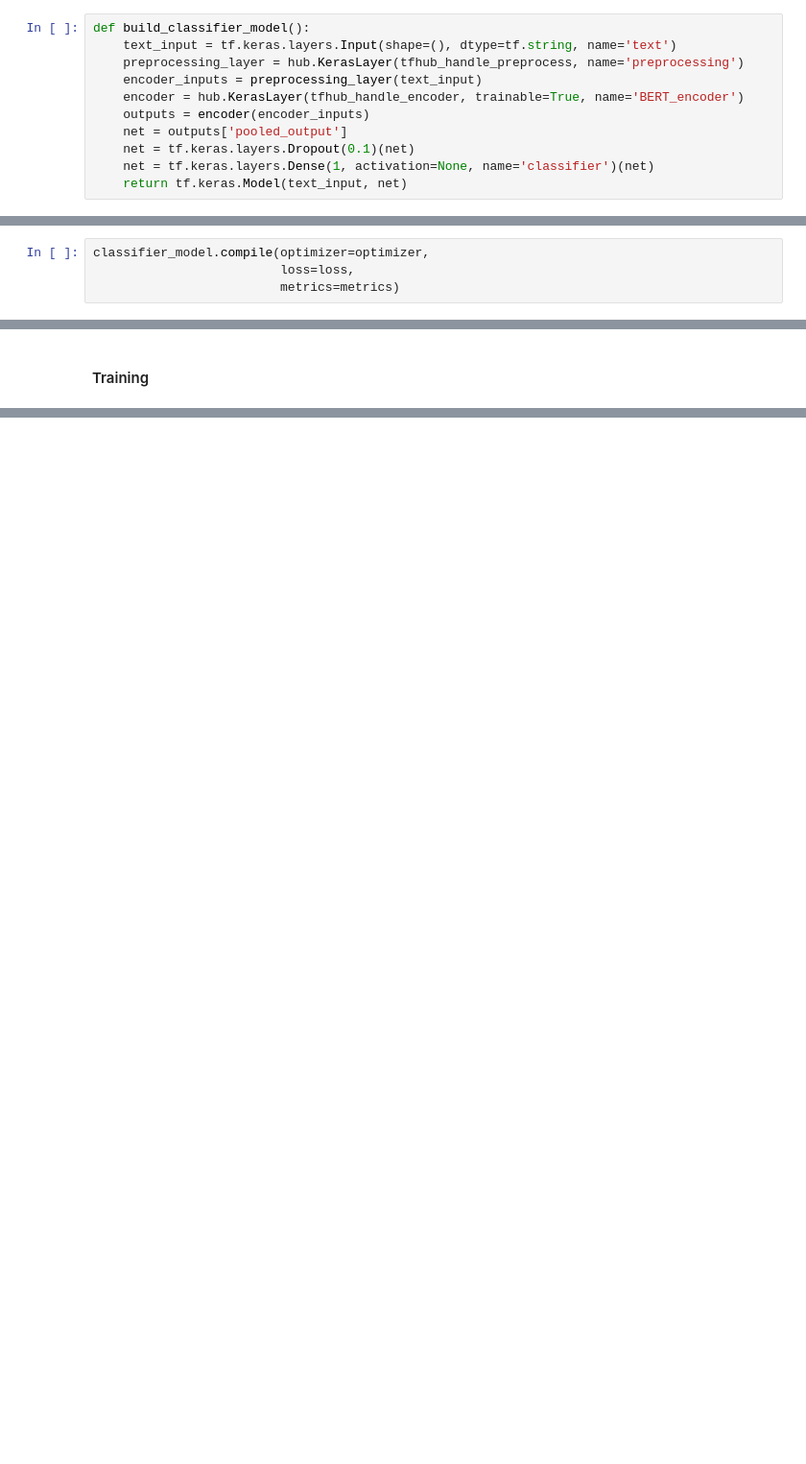
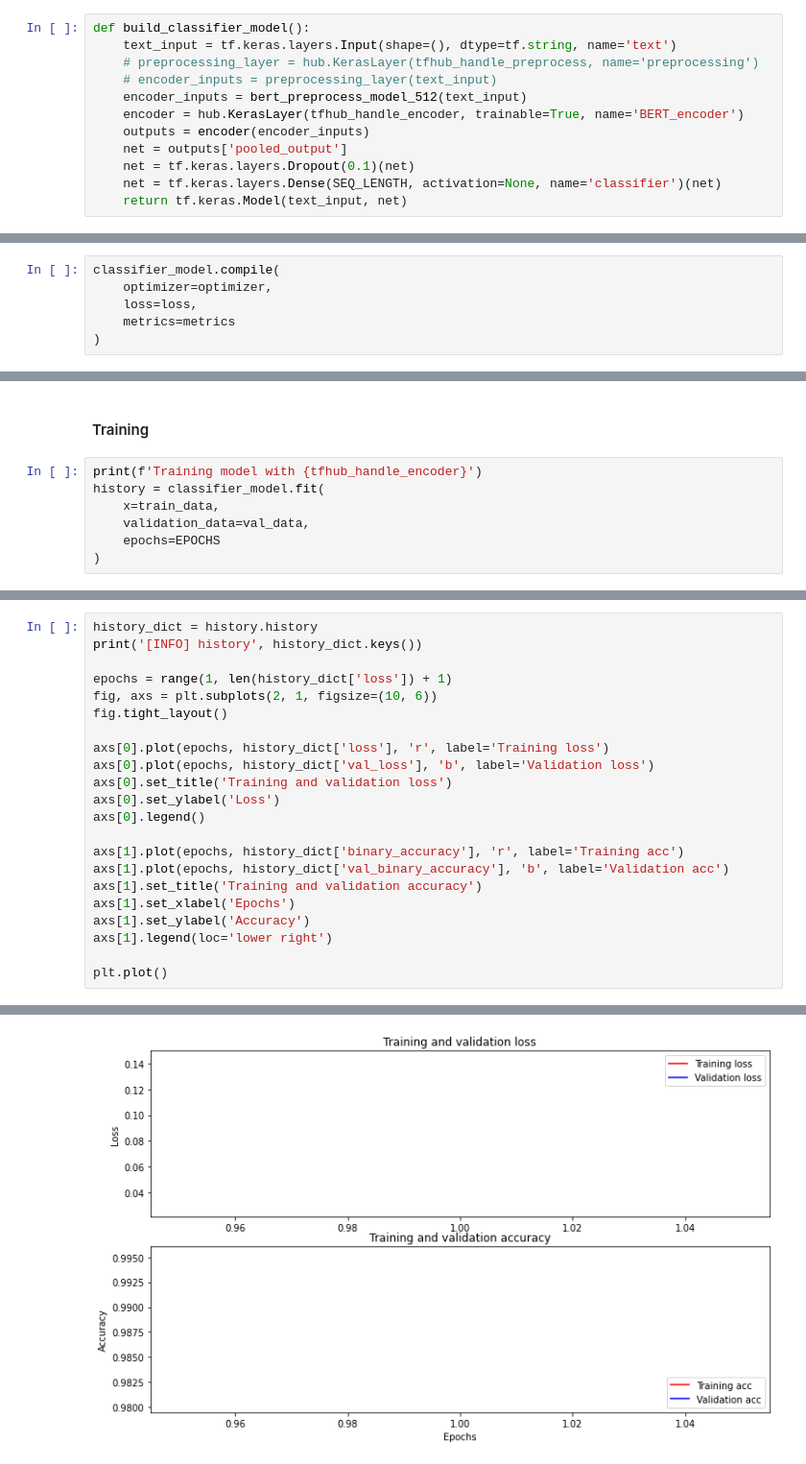
Before and after one commit to alexBDG/Score-Clinical-Patient-Notes, a Jupyter notebook: main.ipynb, the cells around one changed output, grey strips where cells are left out. Shown at 96% size. Saved outputs shown, nothing was run; the diff lists cells and outputs as text; blank space fills up the shorter version.

```diff
--- a/main.ipynb
+++ b/main.ipynb
@@ -267,13 +361,14 @@ Build it
 # %%
 def build_classifier_model():
     text_input = tf.keras.layers.Input(shape=(), dtype=tf.string, name='text')
-    preprocessing_layer = hub.KerasLayer(tfhub_handle_preprocess, name='preprocessing')
-    encoder_inputs = preprocessing_layer(text_input)
+    # preprocessing_layer = hub.KerasLayer(tfhub_handle_preprocess, name='preprocessing')
+    # encoder_inputs = preprocessing_layer(text_input)
+    encoder_inputs = bert_preprocess_model_512(text_input)
     encoder = hub.KerasLayer(tfhub_handle_encoder, trainable=True, name='BERT_encoder')
     outputs = encoder(encoder_inputs)
     net = outputs['pooled_output']
     net = tf.keras.layers.Dropout(0.1)(net)
-    net = tf.keras.layers.Dense(1, activation=None, name='classifier')(net)
+    net = tf.keras.layers.Dense(SEQ_LENGTH, activation=None, name='classifier')(net)
     return tf.keras.Model(text_input, net)
 # %% [markdown]
 Test it
@@ -328,6 +437,8 @@ Compiling BERT
 loss = tf.keras.losses.BinaryCrossentropy(from_logits=True)
 metrics = tf.metrics.BinaryAccuracy()
 # %%
-classifier_model.compile(optimizer=optimizer,
-                         loss=loss,
-                         metrics=metrics)
+classifier_model.compile(
+    optimizer=optimizer,
+    loss=loss,
+    metrics=metrics
+)
@@ -336,2 +445,9 @@ NameError: name 'optimizer' is not defined
 # %% [markdown]
 #### Training
+# %%
+print(f'Training model with {tfhub_handle_encoder}')
+history = classifier_model.fit(
+    x=train_data,
+    validation_data=val_data,
+    epochs=EPOCHS
+)
@@ -337,0 +465,23 @@ NameError: name 'optimizer' is not defined
+# %%
+history_dict = history.history
+print('[INFO] history', history_dict.keys())
+
+epochs = range(1, len(history_dict['loss']) + 1)
+fig, axs = plt.subplots(2, 1, figsize=(10, 6))
+fig.tight_layout()
+
+axs[0].plot(epochs, history_dict['loss'], 'r', label='Training loss')
+axs[0].plot(epochs, history_dict['val_loss'], 'b', label='Validation loss')
+axs[0].set_title('Training and validation loss')
+axs[0].set_ylabel('Loss')
+axs[0].legend()
+
+axs[1].plot(epochs, history_dict['binary_accuracy'], 'r', label='Training acc')
+axs[1].plot(epochs, history_dict['val_binary_accuracy'], 'b', label='Validation acc')
+axs[1].set_title('Training and validation accuracy')
+axs[1].set_xlabel('Epochs')
+axs[1].set_ylabel('Accuracy')
+axs[1].legend(loc='lower right')
+
+plt.plot()
+# %% [output]
@@ -337,0 +490 @@ NameError: name 'optimizer' is not defined
+[figure, added]
```
Also changed, not shown: parts of 27 cells of this notebook.
